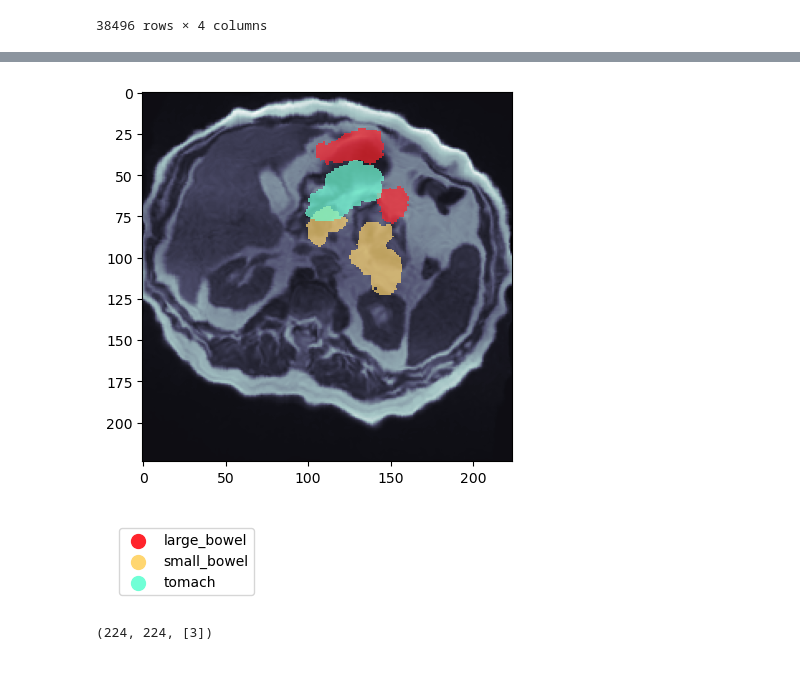
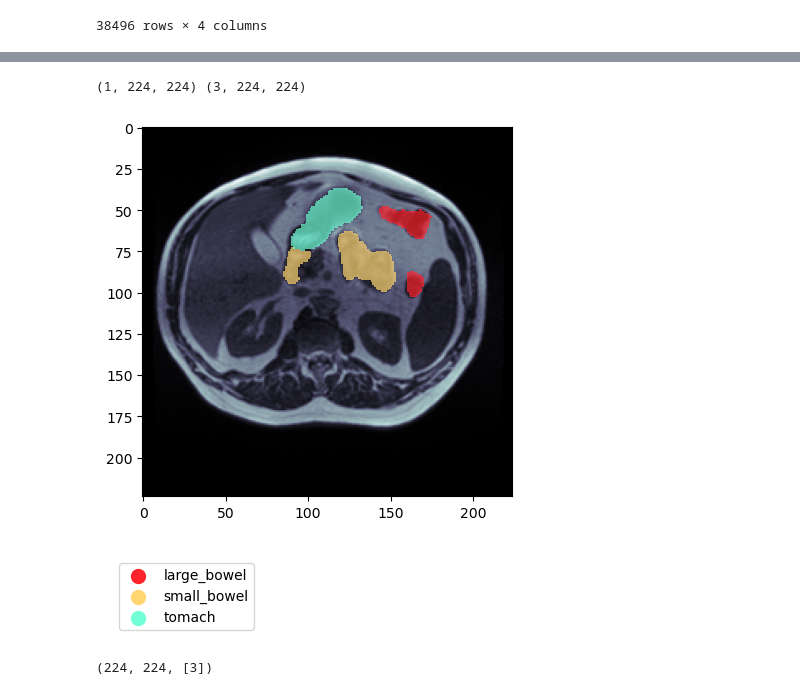
Before and after one commit to Sesha130795/UW_Madison_GITract_Segmentation, a Jupyter notebook: Untitled.ipynb, the cells around one changed output, grey strips where cells are left out. Drawn from its saved outputs; the diff is of its cells as text; code cells hidden in the pictures.

Commit message:
#wip - Dataset creation with transfromations work

```diff
--- a/Untitled.ipynb
+++ b/Untitled.ipynb
@@ -317,8 +277,37 @@ class GI_Tract_Dataset(torch.utils.data.Dataset):
         if size ==None:
             raise Exception('File not found')
 # %%
-ds = GI_Tract_Dataset('train', final_df, transform=train_transforms)
+train_transforms = transforms.Compose([transforms.RandomAffine(degrees = (-35,35), translate=(0, 0.15),scale=(0.9, 1.1)),
+                                       transforms.RandomHorizontalFlip(),
+                                       transforms.RandomResizedCrop(size=(224,224), scale= (0.,1.0)),
+                                       transforms.ElasticTransform()])
+
+# train_transforms = iaa.Sequential([iaa.Affine(scale = (0.85, 1.15), rotate = (-45,45)),iaa.ElasticTransformation()])
+ds = GI_Tract_Dataset('train', final_df)#, transform=train_transforms)
 # %%
+ds = GI_Tract_Dataset('train', final_df,transform=train_transforms)
 img, label = ds[90]#ds[30478]
-img.shape, label.shape
+
+fig, ax = plt.subplots(2,2, figsize=(10,10))
+for i in range(2):
+    for j in range(2):
+        img, label = ds[90]#ds[30478]
+        ax[i][j].imshow(img[0], cmap = 'bone')
+        # fig, ax = plt.subplots(1,3,figsize=(30,10))
+        cmaps = ['viridis', 'turbo', 'twilight']
+        classes = ['large_bowel', 'small_bowel', 'stomach']
+        c =['#ff242c', '#ffd670', '#70ffd6']
+        for k in range(3):
+            mask = label[k]
+            mask_ = np.ma.masked_where(mask == 0, mask)
+            cmaps= colors.ListedColormap(c[k])
+            ax[i][j].imshow(mask_, cmap = cmaps, alpha = 0.7,label = classes[k])
+
+plt.figure(figsize=(2, 1))     #View colorbar and class names
+plt.scatter([], [], c='#ff242c', label='large_bowel', s=100)
+plt.scatter([], [], c='#ffd670', label='small_bowel', s=100)
+plt.scatter([], [], c='#70ffd6', label='tomach', s=100)
+plt.axis(False)
+plt.legend()
+plt.show()
 # %% [output]
@@ -328,25 +316,28 @@ AssertionError: Got an unknown datatype for argument 'segmentation_maps'. Expect
 # %%
-import matplotlib.colors as colors
+ds = GI_Tract_Dataset('train', final_df)#, transform=train_transforms)
+img, label = ds[90]#ds[30478]
+print(img.shape, label.shape)
 plt.figure()
-plt.imshow(img, cmap = 'bone')
+plt.imshow(img[0], cmap = 'bone')
 # fig, ax = plt.subplots(1,3,figsize=(30,10))
 cmaps = ['viridis', 'turbo', 'twilight']
 classes = ['large_bowel', 'small_bowel', 'stomach']
 c =['#ff242c', '#ffd670', '#70ffd6']
 # colours = matplotlib.colors.ListedColormap(cmaps)
 for i in range(3):
     mask = label[i]
     mask_ = np.ma.masked_where(mask == 0, mask)
     cmaps= colors.ListedColormap(c[i])
     plt.imshow(mask_, cmap = cmaps, alpha = 0.7,label = classes[i])
 
 plt.figure(figsize=(2, 1))     #View colorbar and class names
 plt.scatter([], [], c='#ff242c', label='large_bowel', s=100)
 plt.scatter([], [], c='#ffd670', label='small_bowel', s=100)
 plt.scatter([], [], c='#70ffd6', label='tomach', s=100)
 plt.axis(False)
 plt.legend()
 plt.show()
 # %% [output]
+(1, 224, 224) (3, 224, 224)
-[figure, old version]
+[figure, new version]
 [figure]
```
Also changed, not shown: parts of 5 cells of this notebook.
